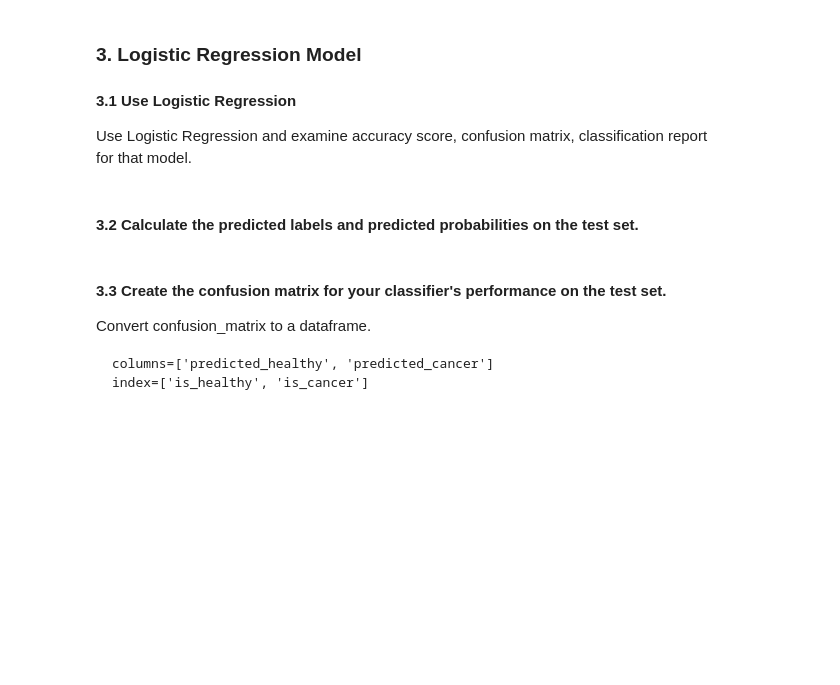
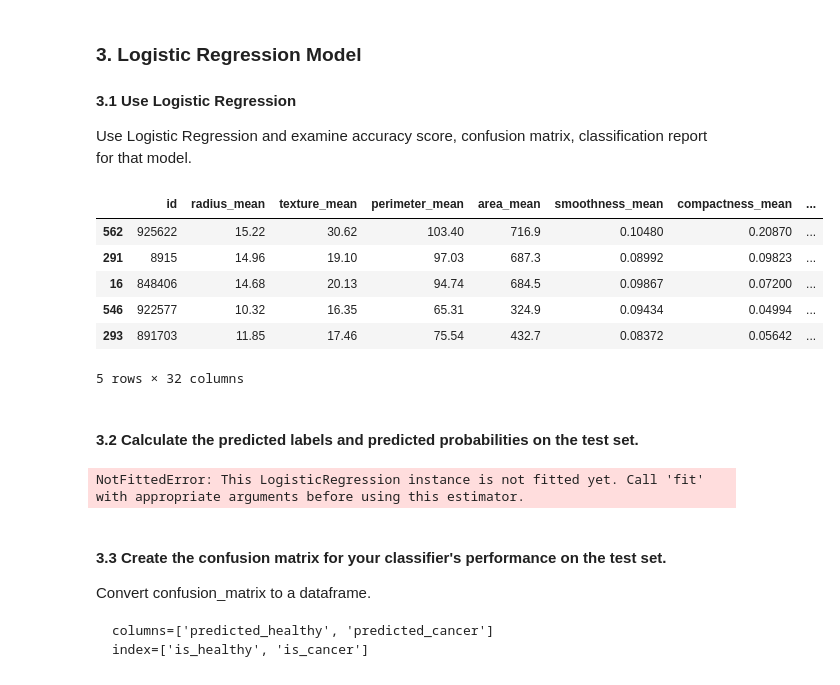
Before and after one commit to shar05melb/iod, a Jupyter notebook: Module 5/IOD_Lab_5_1_1.ipynb, the cells around one changed output. Cells and saved outputs as stored; diff of their text form; code cells hidden in the pictures; blank space fills up the shorter version.

```diff
--- a/Module 5/IOD_Lab_5_1_1.ipynb
+++ b/Module 5/IOD_Lab_5_1_1.ipynb
@@ -67,2 +192,25 @@ Use Logistic Regression and examine accuracy score, confusion matrix, classifica
+# %%
+from sklearn.metrics import accuracy_score, confusion_matrix
+from sklearn.metrics import classification_report
+
+target_col = 'diagnosis'
+feature_cols = [c for c in data.columns if c != target_col]
+
+X =  data[feature_cols]
+y = data[target_col]
+
+X_train, X_test, y_train, y_test = train_test_split(X, y, random_state=1)
+
+lin_model = LogisticRegression()
+# %%
+X_train.head()
+# %% [output]
+|  | id | radius_mean | texture_mean | perimeter_mean | area_mean | smoothness_mean | compactness_mean | ... |
+| 562 | 925622 | 15.22 | 30.62 | 103.40 | 716.9 | 0.10480 | 0.20870 | ... |
+| 291 | 8915 | 14.96 | 19.10 | 97.03 | 687.3 | 0.08992 | 0.09823 | ... |
+| 16 | 848406 | 14.68 | 20.13 | 94.74 | 684.5 | 0.09867 | 0.07200 | ... |
+| 546 | 922577 | 10.32 | 16.35 | 65.31 | 324.9 | 0.09434 | 0.04994 | ... |
+| 293 | 891703 | 11.85 | 17.46 | 75.54 | 432.7 | 0.08372 | 0.05642 | ... |
+5 rows × 32 columns
 # %% [markdown]
 #### 3.2 Calculate the predicted labels and predicted probabilities on the test set.
@@ -73,3 +217,14 @@ Use Logistic Regression and examine accuracy score, confusion matrix, classifica
+# %%
+# Calculate predicted labels on the test set
+y_pred_labels = log_reg.predict(X_test_scaled)
+
+# Calculate predicted probabilities on the test set
+# The returned probabilities are for class 0 and class 1, we're interested in the probability of class 1
+y_pred_probs = log_reg.predict_proba(X_test_scaled)[:, 1]
+
+y_pred_labels, y_pred_probs
+# %% [output]
+NotFittedError: This LogisticRegression instance is not fitted yet. Call 'fit' with appropriate arguments before using this estimator.
 # %% [markdown]
 #### 3.3 Create the confusion matrix for your classifier's performance on the test set.
 
```
Also changed, not shown: parts of 16 cells of this notebook, 1 other file.
